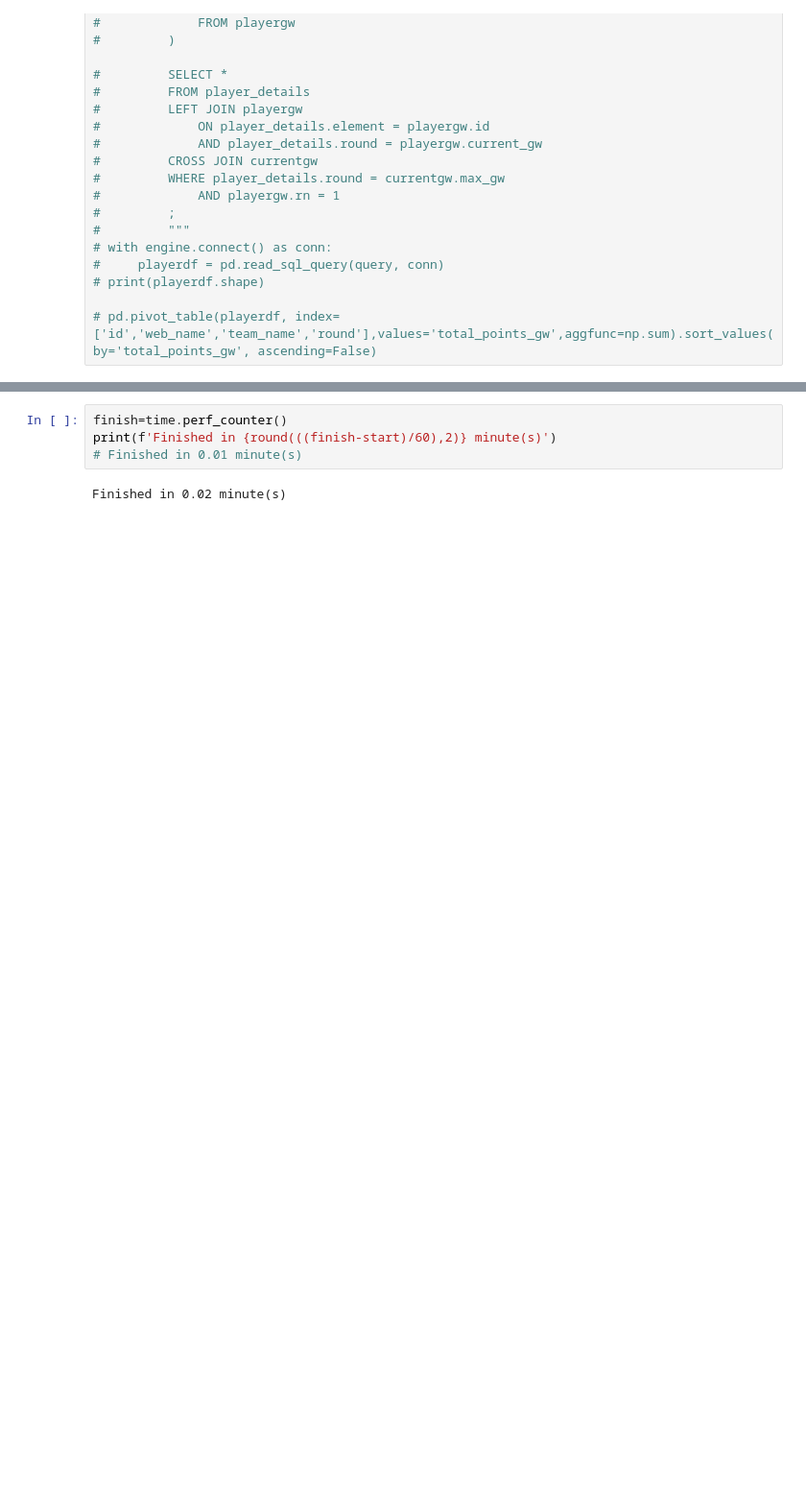
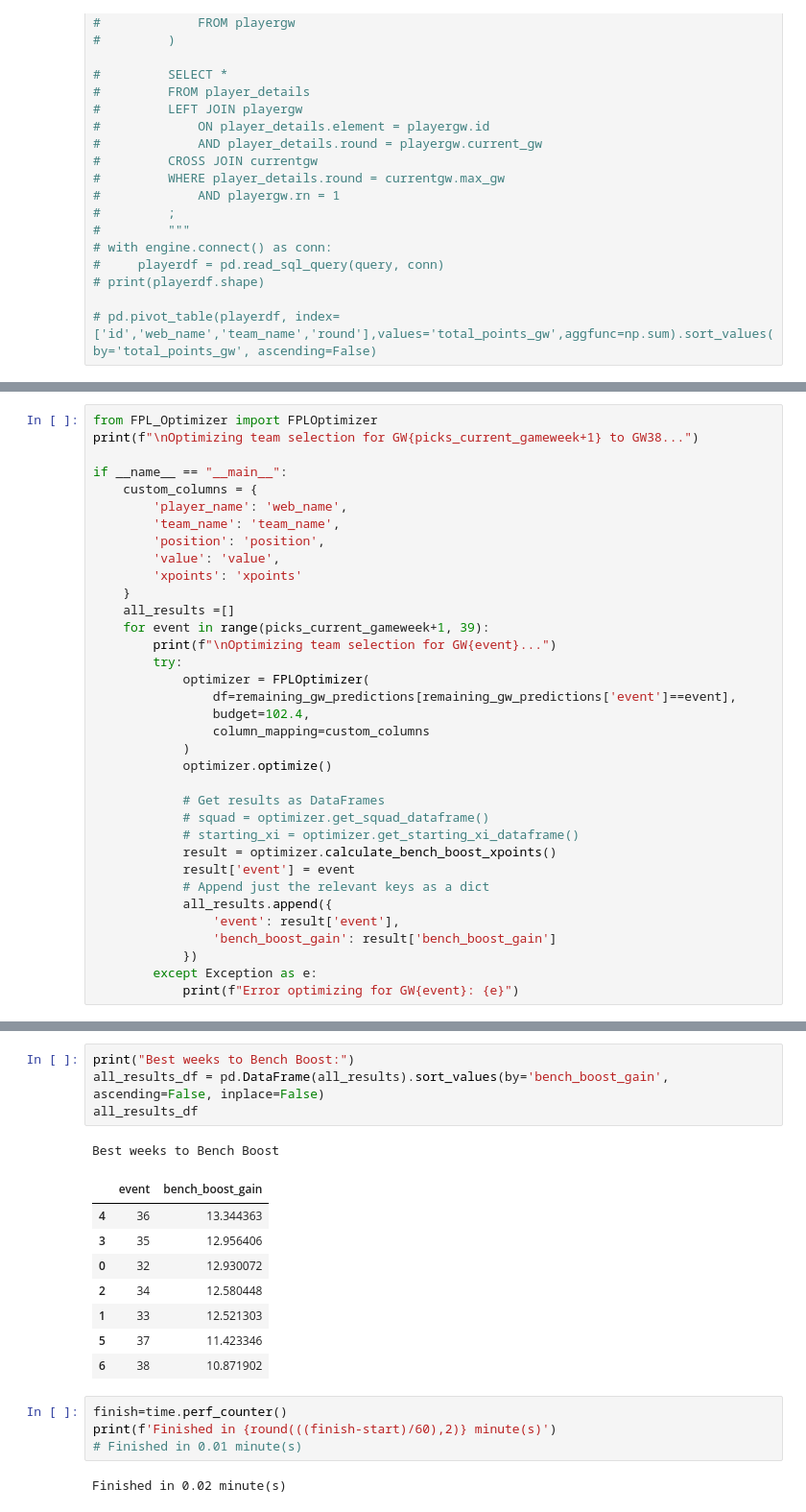
Before and after one commit to chrisimpacts/FPL-Points-Predictor, a Jupyter notebook: TRDL-Team-Analysis.ipynb, the cells around one changed output, grey strips where cells are left out. Shown at 96% size. Cells and saved outputs as stored; diff of their text form; blank space fills up the shorter version.

Commit message:
Add bench_boost_gain

```diff
--- a/TRDL-Team-Analysis.ipynb
+++ b/TRDL-Team-Analysis.ipynb
@@ -587,0 +621,35 @@ Decay factor: 0.75, Weights: [0.33, 0.25, 0.18, 0.14, 0.1]
+# %%
+from FPL_Optimizer import FPLOptimizer
+print(f"\nOptimizing team selection for GW{picks_current_gameweek+1} to GW38...")
+
+if __name__ == "__main__":
+    custom_columns = {
+        'player_name': 'web_name',
+        'team_name': 'team_name',
+        'position': 'position',
+        'value': 'value',
+        'xpoints': 'xpoints'
+    }
+    all_results =[]
+    for event in range(picks_current_gameweek+1, 39):
+        print(f"\nOptimizing team selection for GW{event}...")
+        try:
+            optimizer = FPLOptimizer(
+                df=remaining_gw_predictions[remaining_gw_predictions['event']==event],
+                budget=102.4,
+                column_mapping=custom_columns
+            )
+            optimizer.optimize()
+
+            # Get results as DataFrames
+            # squad = optimizer.get_squad_dataframe()
+            # starting_xi = optimizer.get_starting_xi_dataframe()
+            result = optimizer.calculate_bench_boost_xpoints()
+            result['event'] = event
+            # Append just the relevant keys as a dict
+            all_results.append({
+                'event': result['event'],
+                'bench_boost_gain': result['bench_boost_gain']
+            })
+        except Exception as e:
+            print(f"Error optimizing for GW{event}: {e}")
@@ -588,3 +674,17 @@ Decay factor: 0.75, Weights: [0.33, 0.25, 0.18, 0.14, 0.1]
+# %%
+print("Best weeks to Bench Boost:")
+all_results_df = pd.DataFrame(all_results).sort_values(by='bench_boost_gain', ascending=False, inplace=False)
+all_results_df
+# %% [output]
+Best weeks to Bench Boost
+|  | event | bench_boost_gain |
+| 4 | 36 | 13.344363 |
+| 3 | 35 | 12.956406 |
+| 0 | 32 | 12.930072 |
+| 2 | 34 | 12.580448 |
+| 1 | 33 | 12.521303 |
+| 5 | 37 | 11.423346 |
+| 6 | 38 | 10.871902 |
 # %%
 finish=time.perf_counter()
 print(f'Finished in {round(((finish-start)/60),2)} minute(s)')
```
Also changed, not shown: parts of 9 cells of this notebook, 5 other files.
